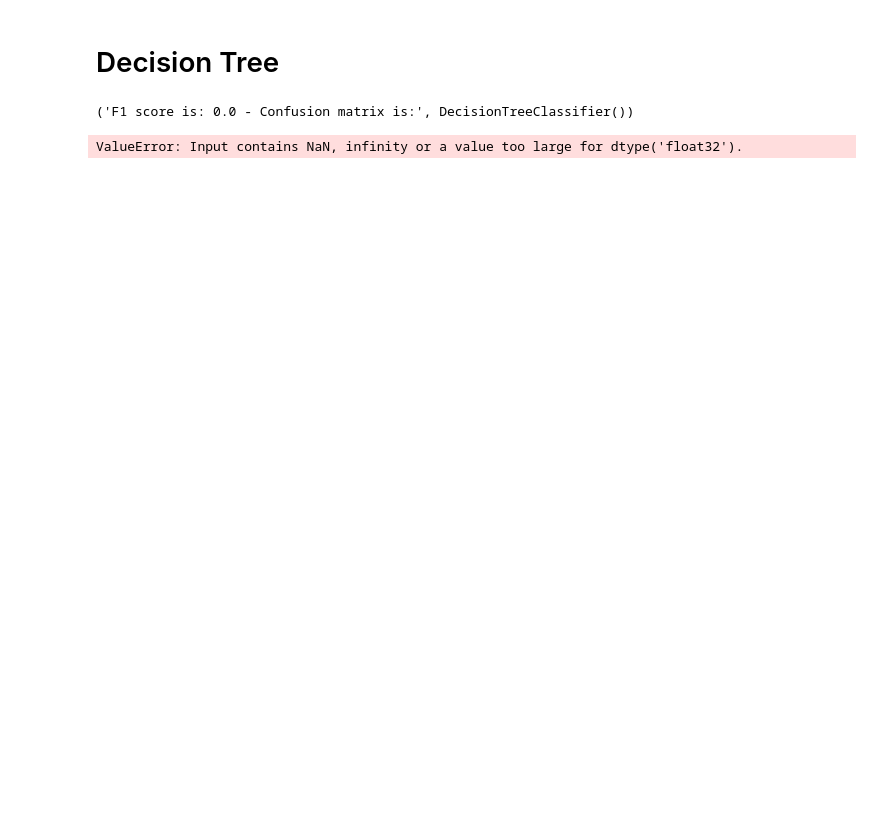
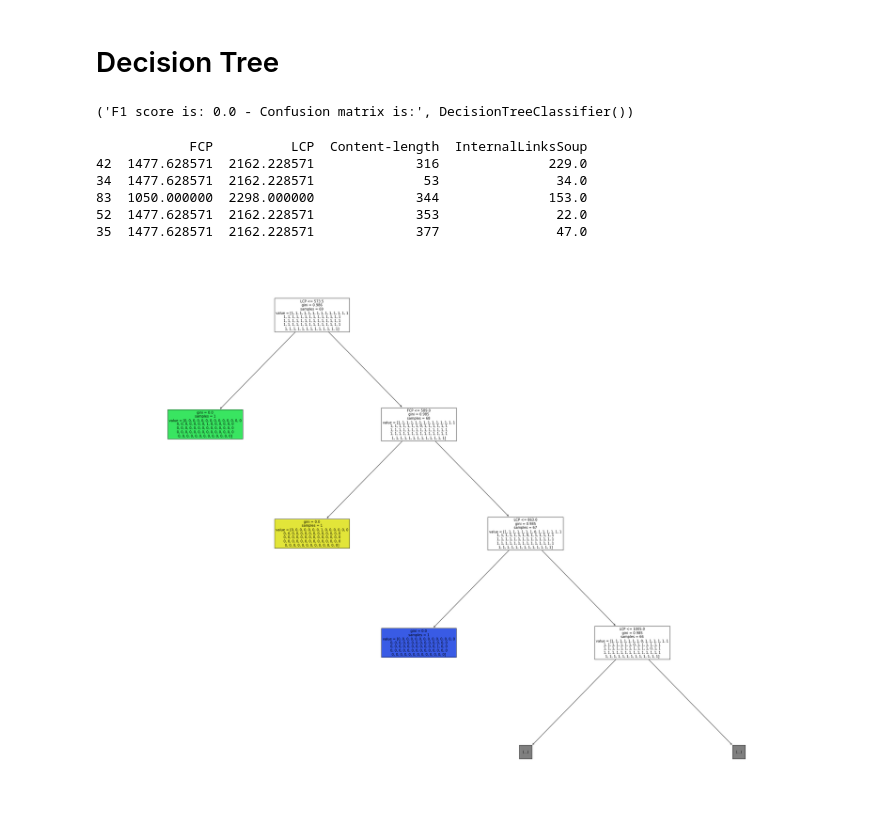
Before and after one commit to D-R-U-N-K-Data/SEO-De-Nieuwe-Zaak, a Jupyter notebook: DData - De Nieuwe Zaak - Verklarende Analyse.ipynb, the cells around one changed output. Drawn from its saved outputs; the diff is of its cells as text; code cells hidden in the pictures; blank space fills up the shorter version.

```diff
--- a/DData - De Nieuwe Zaak - Verklarende Analyse.ipynb
+++ b/DData - De Nieuwe Zaak - Verklarende Analyse.ipynb
@@ -277,22 +277,29 @@ fit_decision_tree(['FCP'])
 # %%
 from sklearn.datasets import load_iris
 from sklearn import tree
 import matplotlib.pyplot as plt
 
 #afhankelijke variabelen
 dep_var = df['Number']
 
 #onafhankelijke variabelen
-indep_var = df[['FCP']]
+indep_var = df[['FCP', 'LCP','Content-length', 'InternalLinksSoup']].fillna(df2.mean())
 
-indep_var_train, indep_var_test, dep_var_train, dep_var_test = train_test_split(df[['FCP']], dep_var, test_size=0.3)
+indep_var_train, indep_var_test, dep_var_train, dep_var_test = train_test_split(indep_var, dep_var, test_size=0.3, random_state=10)
+print(indep_var_train.head())
 
 clf = DecisionTreeClassifier().fit(indep_var_train, dep_var_train)
 
 
-plt.figure(figsize=(16,6))
-boom = tree.plot_tree(clf, max_depth = 3, fontsize=10, filled=True, feature_names = ['FCP', 'LCP'])
+plt.figure(figsize=(40,30))
+boom = tree.plot_tree(clf, max_depth = 3, fontsize=10, filled=True, feature_names = ['FCP', 'LCP','Content-length', 'InternalLinksSoup'])
 # Hogere gini score wilt zeggen dat een variabel meer kan verklaren
 # Des te roder het wordt des te meer keuzes binnen de data daarnaartoe gaan.
 # %% [output]
-ValueError: Input contains NaN, infinity or a value too large for dtype('float32').
+            FCP          LCP  Content-length  InternalLinksSoup
+42  1477.628571  2162.228571             316              229.0
+34  1477.628571  2162.228571              53               34.0
+83  1050.000000  2298.000000             344              153.0
+52  1477.628571  2162.228571             353               22.0
+35  1477.628571  2162.228571             377               47.0
+[figure, added]
```
